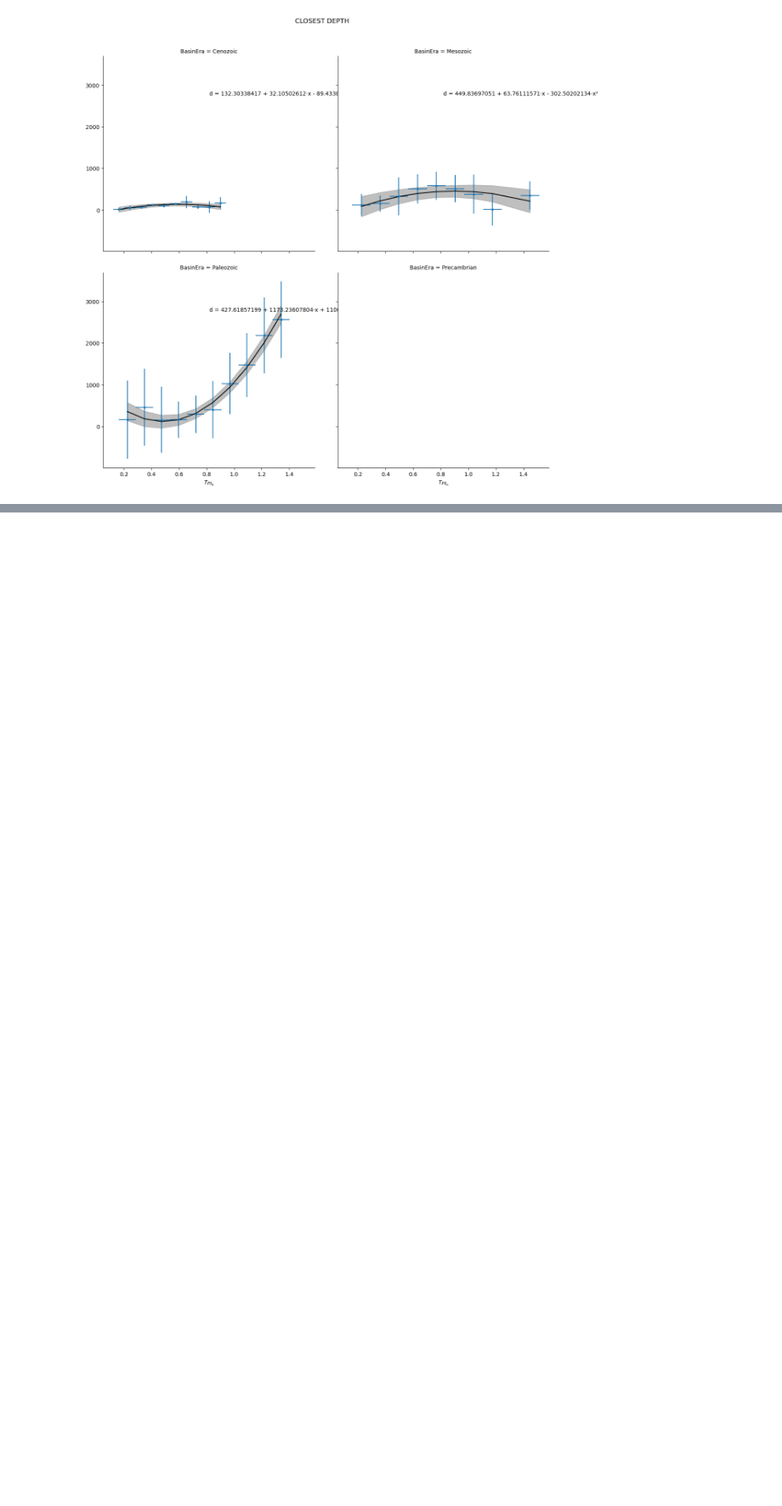
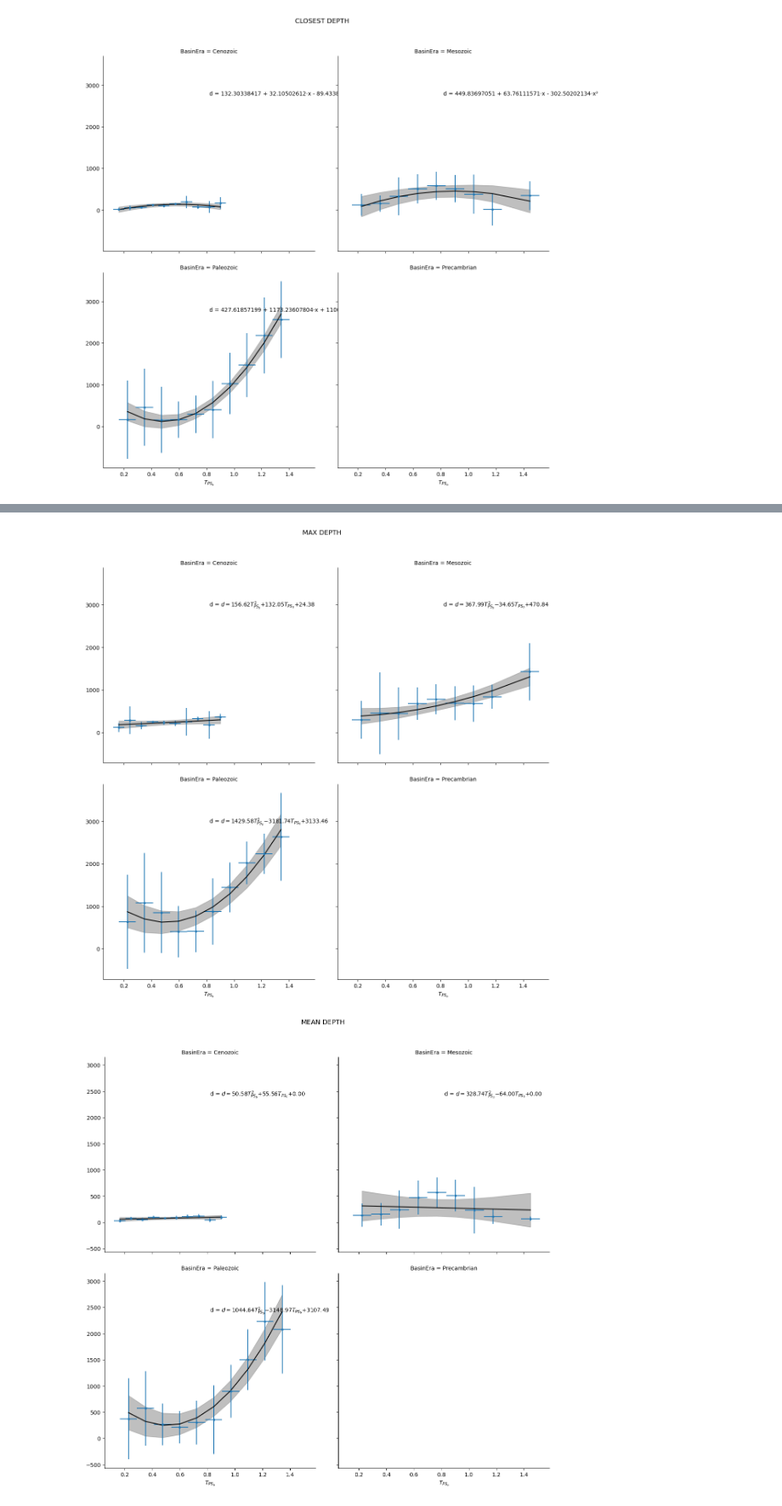
Before and after one commit to auggiemarignier/AusSedThick, a Jupyter notebook: aussedthickrf/04EmpiricalRelation.ipynb, the cells around one changed output, grey strips where cells are left out. Shown at 85% size. Cells and saved outputs as stored; diff of their text form; code cells hidden in the pictures; blank space fills up the shorter version.

```diff
--- a/aussedthickrf/04EmpiricalRelation.ipynb
+++ b/aussedthickrf/04EmpiricalRelation.ipynb
@@ -359,0 +431,51 @@ for depth in depth_estimates.loc[:, depth_estimates.columns != "geometry"].colum
+# %%
+for depth in depth_estimates.loc[:, depth_estimates.columns != "geometry"].columns:
+    g = sns.FacetGrid(
+        data=seismics, col="BasinEra", col_order=eras, col_wrap=2, height=6
+    )
+
+    for era in eras[:-1]:  # don't fit Precambrian
+        _stations = seismics.loc[seismics["BasinEra"] == era]
+        x = _stations.delays
+        y = _stations[depth]
+        idx = np.isfinite(x) & np.isfinite(y)
+        x = x.loc[idx]
+        y = y.loc[idx]
+
+        bin_vals, bin_edges, binnumber = stats.binned_statistic(
+            x, y, statistic="median"
+        )
+        bin_stds, _, _ = stats.binned_statistic(x, y, statistic="std")
+
+        # empty bins return NaN so drop these
+        idx = ~np.isfinite(bin_vals)
+        bin_vals = np.delete(bin_vals, idx)
+        bin_stds = np.delete(bin_stds, idx)
+
+        x = bin_edges[1:] + (bin_edges[1:] - bin_edges[:-1]) / 2  # bin midpoints
+        x = np.delete(x, idx)
+        x_err = (bin_edges[1] - bin_edges[0]) / 2
+        y = bin_vals
+        y_err = bin_stds
+        y_err[y_err == 0] = y_err.max()
+        popt, _ = optimize.curve_fit(f, x, y, bounds=([-np.inf, -np.inf, 0], [np.inf]*3))
+        yfit = f(x, *popt)
+        ci = slope_ci(x, y, yfit)
+        g.axes_dict[era].errorbar(x, y, y_err, x_err, fmt=".")
+        g.axes_dict[era].plot(x, yfit, color="k")
+        g.axes_dict[era].fill_between(x, yfit + ci, yfit - ci, color="grey", alpha=0.5)
+
+        g.axes_dict[era].text(
+            0.5,
+            0.8,
+            transform=g.axes_dict[era].transAxes,
+            s=f"d = {poly_str(popt)}",
+        )
+
+    g.axes[2].set_xlabel("$T_{PS_{b}}$")
+    g.axes[3].set_xlabel("$T_{PS_{b}}$")
+    g.fig.subplots_adjust(top=0.9)
+    g.fig.suptitle(depth.replace("_", " "))
+# %% [output]
+[figure, added]
+[figure, added]
```
Also changed, not shown: parts of 5 cells of this notebook.
